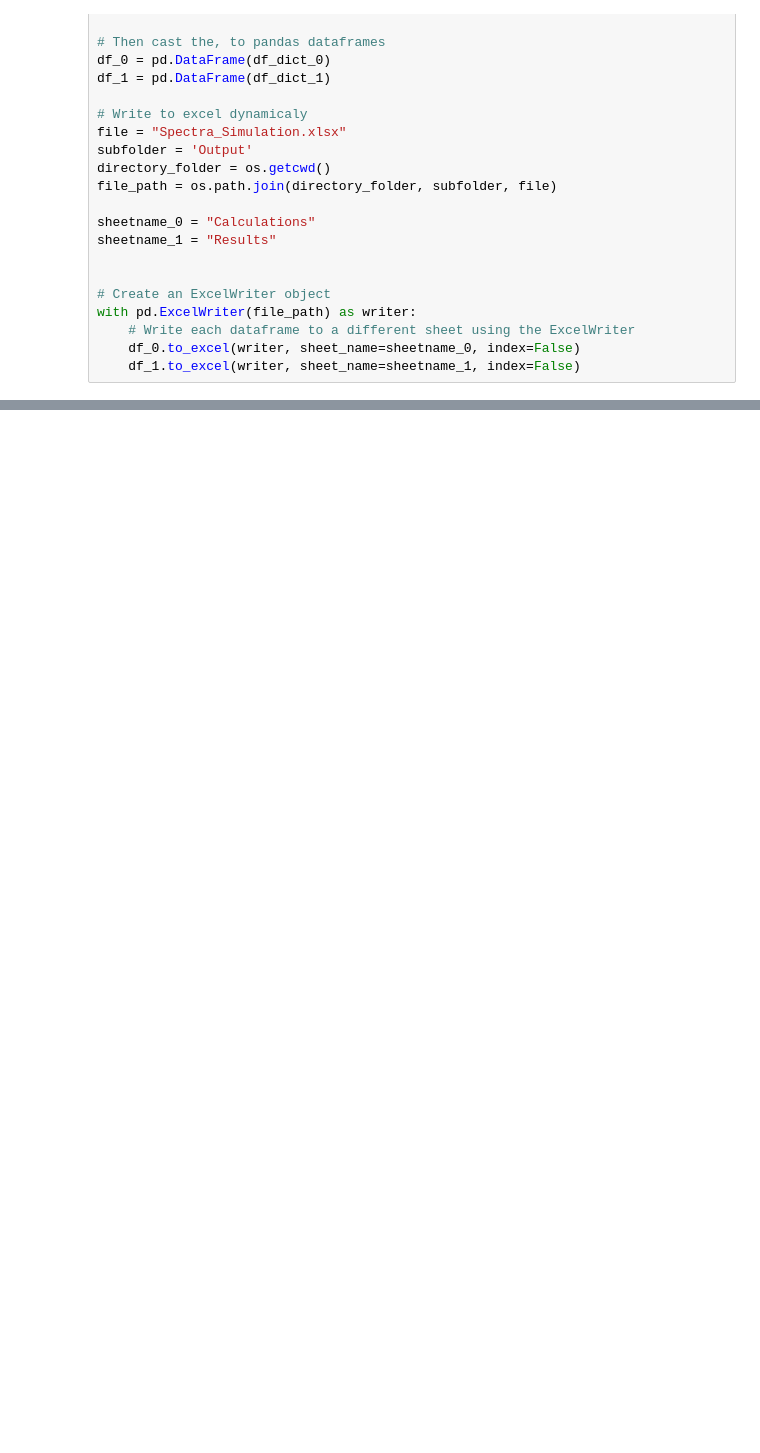
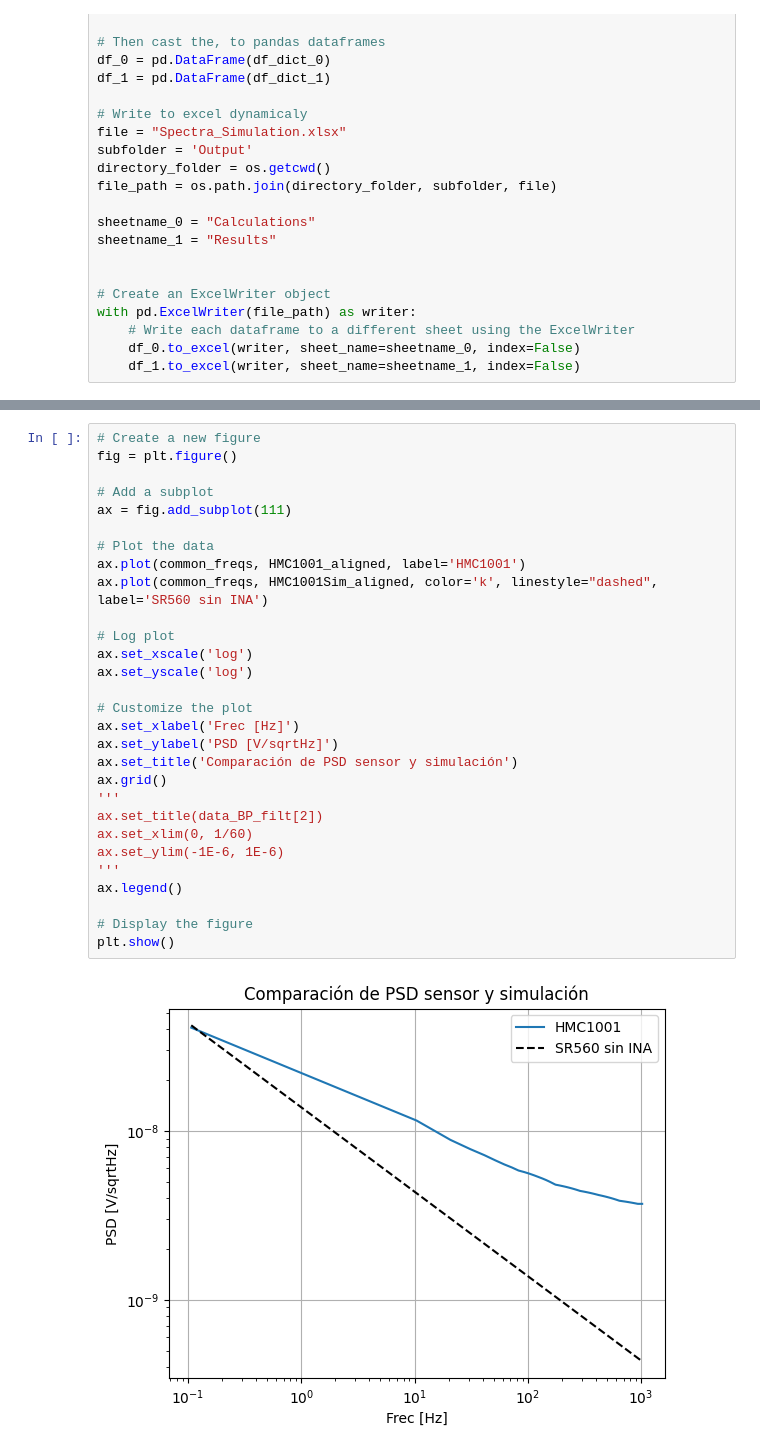
Before and after one commit to Guilldeas/General_Purpose_Analysis, a Jupyter notebook: Analysis_functions.ipynb, the cells around one changed output, grey strips where cells are left out. Saved outputs shown, nothing was run; the diff lists cells and outputs as text; blank space fills up the shorter version.

```diff
--- a/Analysis_functions.ipynb
+++ b/Analysis_functions.ipynb
@@ -515,0 +677,31 @@ with pd.ExcelWriter(file_path) as writer:
+# %%
+# Create a new figure
+fig = plt.figure()
+
+# Add a subplot
+ax = fig.add_subplot(111)
+
+# Plot the data
+ax.plot(common_freqs, HMC1001_aligned, label='HMC1001')
+ax.plot(common_freqs, HMC1001Sim_aligned, color='k', linestyle="dashed", label='SR560 sin INA')
+
+# Log plot
+ax.set_xscale('log')
+ax.set_yscale('log')
+
+# Customize the plot
+ax.set_xlabel('Frec [Hz]')
+ax.set_ylabel('PSD [V/sqrtHz]')
+ax.set_title('Comparación de PSD sensor y simulación')
+ax.grid()
+'''
+ax.set_title(data_BP_filt[2])
+ax.set_xlim(0, 1/60)
+ax.set_ylim(-1E-6, 1E-6)
+'''
+ax.legend()
+
+# Display the figure
+plt.show()
+# %% [output]
+[figure, added]
```
Also changed, not shown: parts of 10 cells of this notebook, 7 other files.
